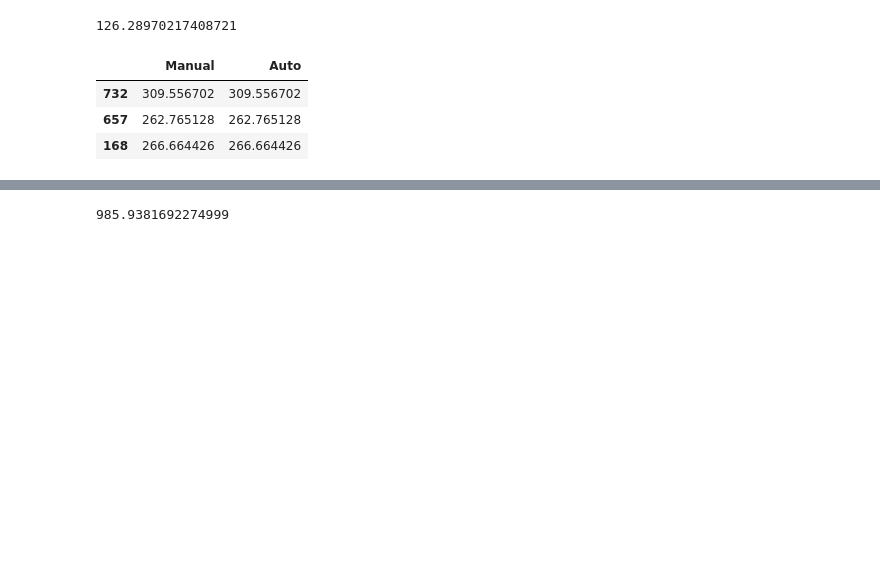
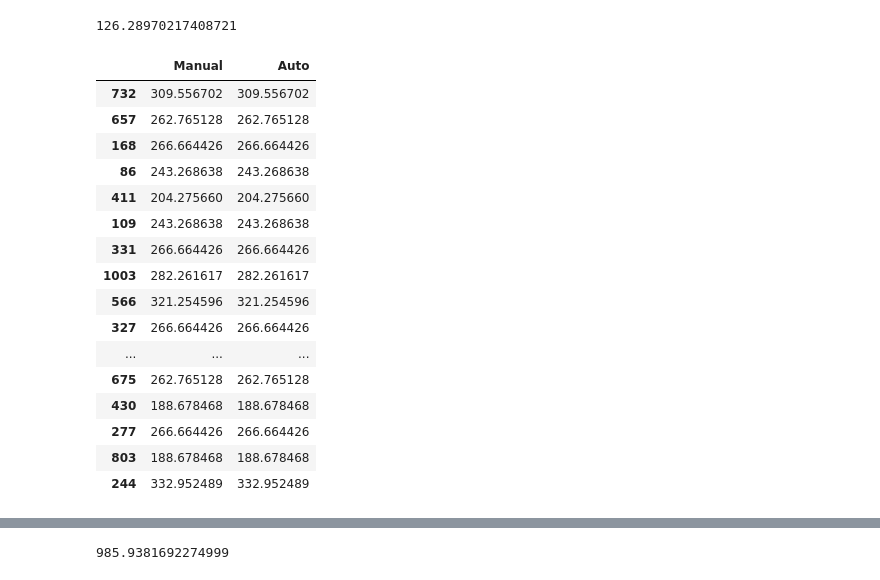
Before and after one commit to honghanhh/mci_python_36a1_l2, a Jupyter notebook: Lectures/lecture2_3/duclv_MCI_linear_regression.ipynb, the cells around one changed output, grey strips where cells are left out. Cells and saved outputs as stored; diff of their text form; code cells hidden in the pictures; blank space fills up the shorter version.

```diff
--- a/Lectures/lecture2_3/duclv_MCI_linear_regression.ipynb
+++ b/Lectures/lecture2_3/duclv_MCI_linear_regression.ipynb
@@ -185,13 +185,26 @@ pred2 = model.coef_[0]*X_test + model.intercept_  # y = a*x+b
 # %%
 comparison = pd.DataFrame()
 comparison['Manual'] = pred2
 comparison['Auto'] = list(pred1)
-comparison.head(3)
+comparison.head(20)
 # %% [output]
 |  | Manual | Auto |
 | 732 | 309.556702 | 309.556702 |
 | 657 | 262.765128 | 262.765128 |
 | 168 | 266.664426 | 266.664426 |
+| 86 | 243.268638 | 243.268638 |
+| 411 | 204.275660 | 204.275660 |
+| 109 | 243.268638 | 243.268638 |
+| 331 | 266.664426 | 266.664426 |
+| 1003 | 282.261617 | 282.261617 |
+| 566 | 321.254596 | 321.254596 |
+| 327 | 266.664426 | 266.664426 |
+| ... | ... | ... |
+| 675 | 262.765128 | 262.765128 |
+| 430 | 188.678468 | 188.678468 |
+| 277 | 266.664426 | 266.664426 |
+| 803 | 188.678468 | 188.678468 |
+| 244 | 332.952489 | 332.952489 |
 # %% [markdown]
 > Mean quared error
 
```
